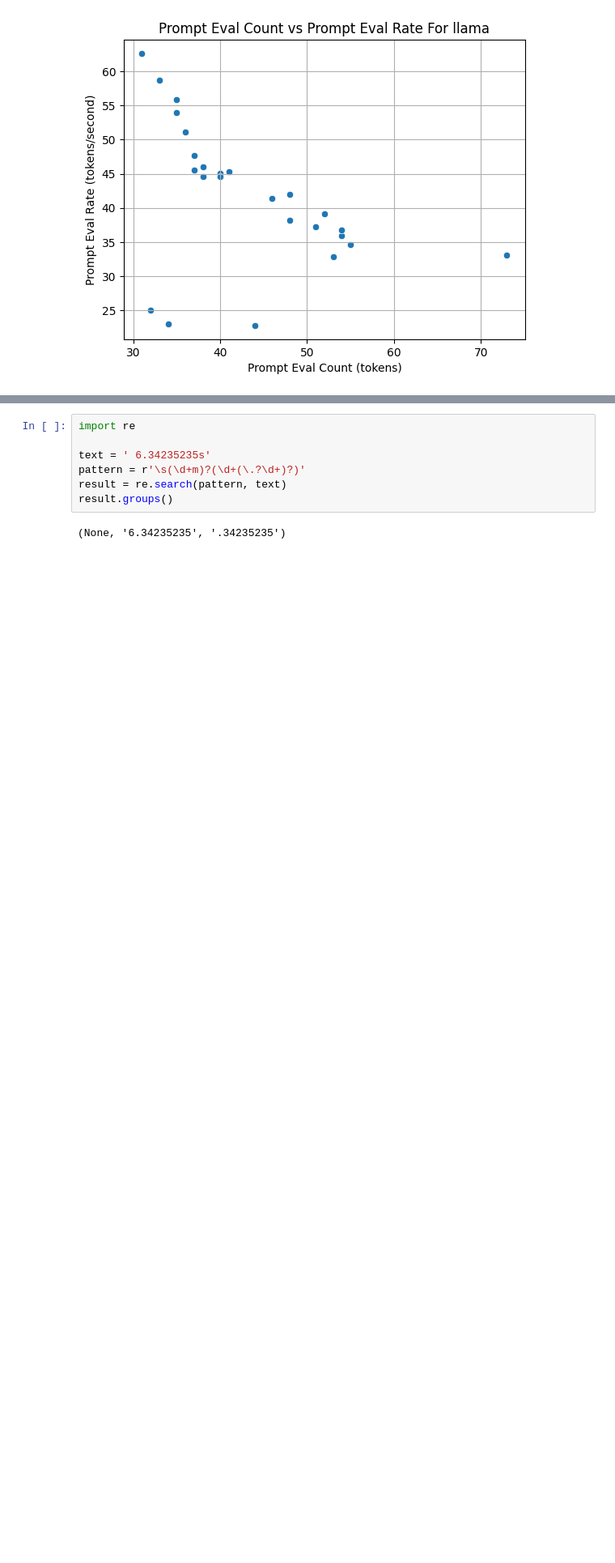
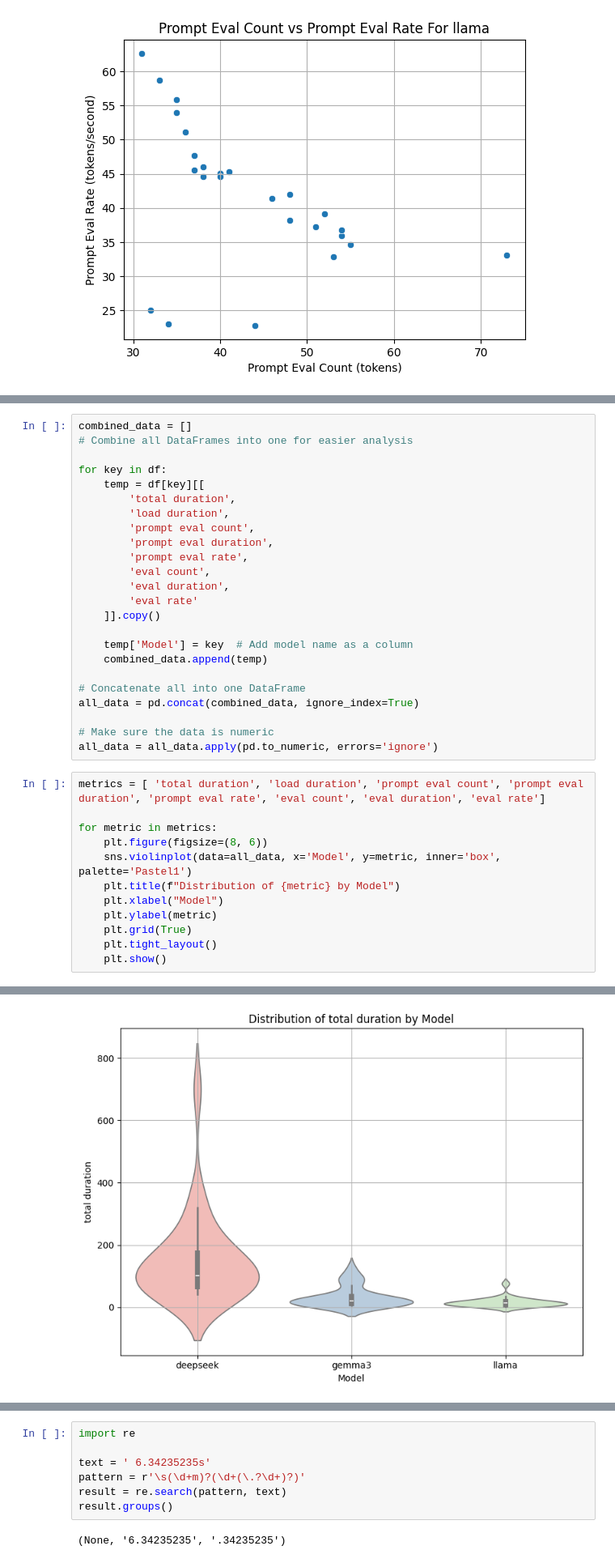
Before and after one commit to alvaad4/Research-2025, a Jupyter notebook: data-vis.ipynb, the cells around one changed output, grey strips where cells are left out. Shown at 81% size. Drawn from its saved outputs; the diff is of its cells as text; blank space fills up the shorter version.

```diff
--- a/data-vis.ipynb
+++ b/data-vis.ipynb
@@ -210,0 +330,37 @@ for key in df:
+# %%
+combined_data = []
+# Combine all DataFrames into one for easier analysis
+
+for key in df:
+    temp = df[key][[
+        'total duration',
+        'load duration',
+        'prompt eval count',
+        'prompt eval duration',
+        'prompt eval rate',
+        'eval count',
+        'eval duration',
+        'eval rate'
+    ]].copy()
+
+    temp['Model'] = key  # Add model name as a column
+    combined_data.append(temp)
+
+# Concatenate all into one DataFrame
+all_data = pd.concat(combined_data, ignore_index=True)
+
+# Make sure the data is numeric
+all_data = all_data.apply(pd.to_numeric, errors='ignore')
+# %%
+metrics = [ 'total duration', 'load duration', 'prompt eval count', 'prompt eval duration', 'prompt eval rate', 'eval count', 'eval duration', 'eval rate']
+
+for metric in metrics:
+    plt.figure(figsize=(8, 6))
+    sns.violinplot(data=all_data, x='Model', y=metric, inner='box', palette='Pastel1')
+    plt.title(f"Distribution of {metric} by Model")
+    plt.xlabel("Model")
+    plt.ylabel(metric)
+    plt.grid(True)
+    plt.tight_layout()
+    plt.show()
+# %% [output]
@@ -210,0 +370 @@ for key in df:
+[figure, added]
```
Also changed, not shown: parts of 5 cells of this notebook.
